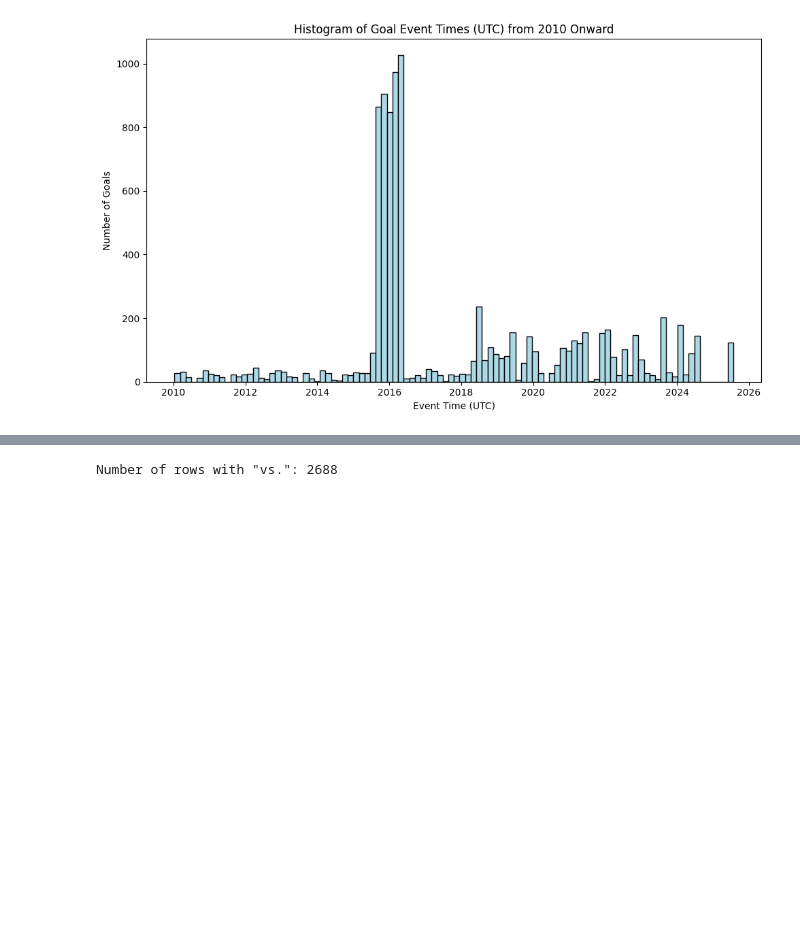
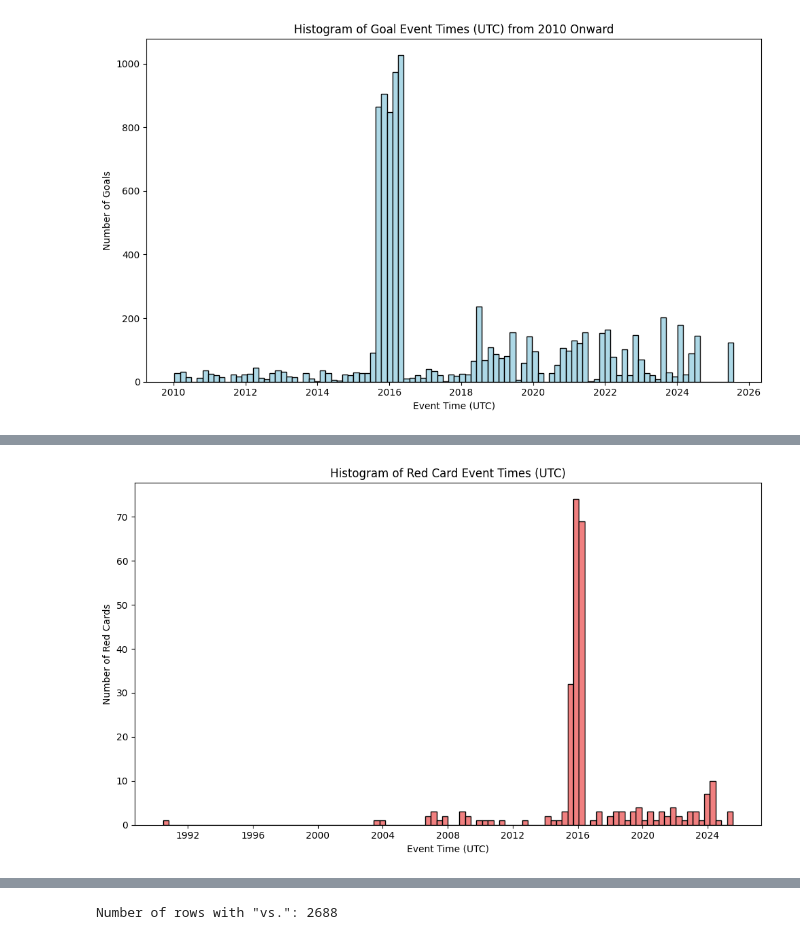
Before and after one commit to spatel601/soccer-analytics-capstone-template, a Jupyter notebook: eda/EDA.ipynb, the cells around one changed output, grey strips where cells are left out. Cells and saved outputs as stored; diff of their text form; code cells hidden in the pictures; blank space fills up the shorter version.

```diff
--- a/eda/EDA.ipynb
+++ b/eda/EDA.ipynb
@@ -258,6 +260,18 @@ shape: (6, 17)
 │     ┆     ┆     ┆ lla ┆     ┆     ┆     ┆     ┆     ┆ ld  ┆     ┆     ┆     ┆     ┆     ┆     ┆     │
 │     ┆     ┆     ┆ y   ┆     ┆     ┆     ┆     ┆     ┆     ┆     ┆     ┆     ┆     ┆     ┆     ┆     │
 └─────┴─────┴─────┴─────┴─────┴─────┴─────┴─────┴─────┴─────┴─────┴─────┴─────┴─────┴─────┴─────┴─────┘
+# %%
+rc_times = red_cards["event_time_utc"].to_pandas()
+
+plt.figure(figsize=(10, 6))
+plt.hist(rc_times, bins=100, color='lightcoral', edgecolor='black')
+plt.xlabel('Event Time (UTC)')
+plt.ylabel('Number of Red Cards')
+plt.title('Histogram of Red Card Event Times (UTC)')
+plt.tight_layout()
+plt.show()
+# %% [output]
+[figure, added]
 # %%
 # Load odds history data from Polymarket and convert timestamps to datetime format
 
```
Also changed, not shown: parts of 24 cells of this notebook, 1 other file.
